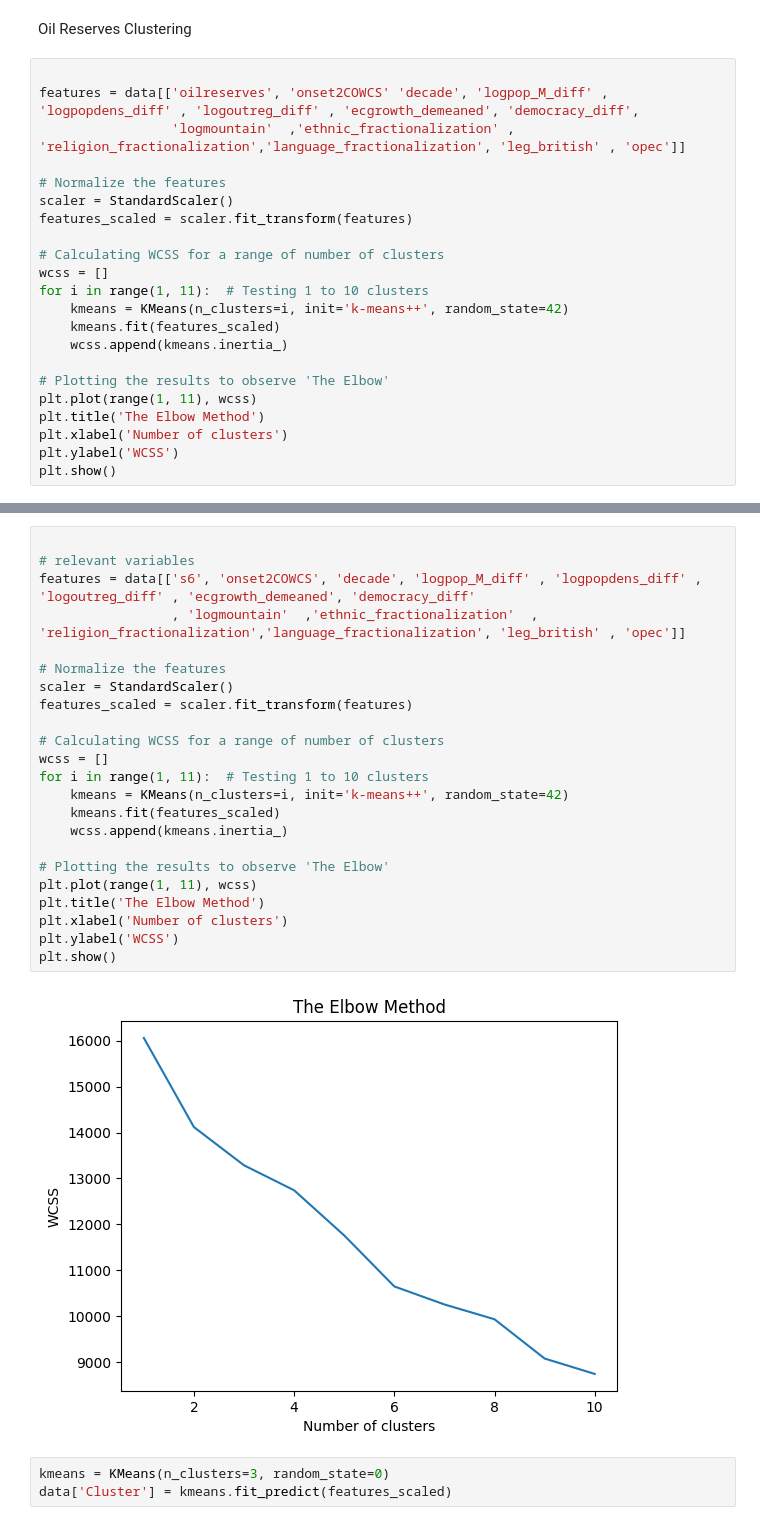
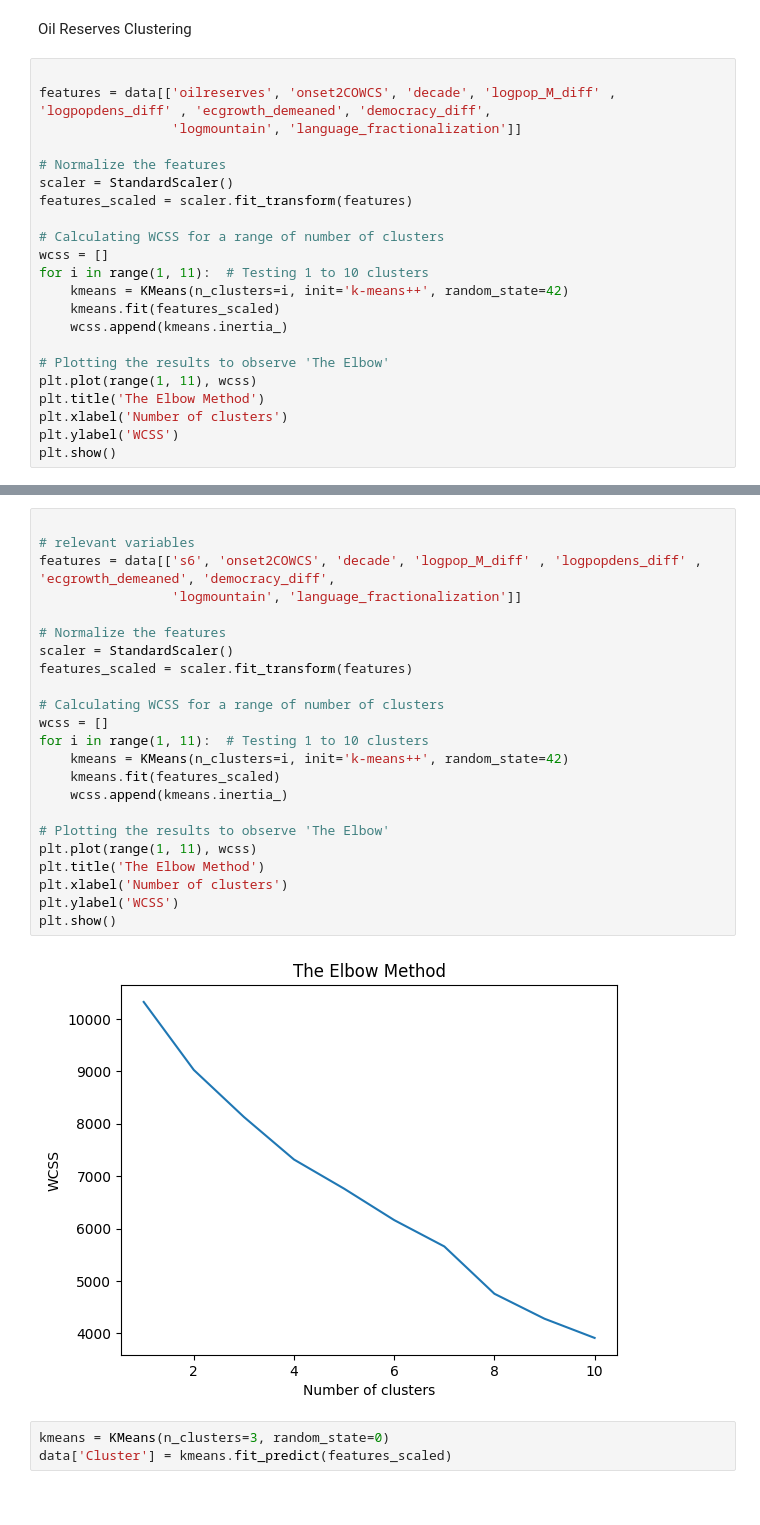
Before and after one commit to JanetYing/ECMA31350_Project, a Jupyter notebook: code/clustering/clustering_code.ipynb, the cells around one changed output, grey strips where cells are left out. Drawn from its saved outputs; the diff is of its cells as text.

```diff
--- a/code/clustering/clustering_code.ipynb
+++ b/code/clustering/clustering_code.ipynb
@@ -28,8 +36,8 @@ data = data.set_index(['country', 't'])
 Oil Reserves Clustering
 # %%
 
-features = data[['oilreserves', 'onset2COWCS' 'decade', 'logpop_M_diff' , 'logpopdens_diff' , 'logoutreg_diff' , 'ecgrowth_demeaned', 'democracy_diff',
-                 'logmountain'  ,'ethnic_fractionalization' , 'religion_fractionalization','language_fractionalization', 'leg_british' , 'opec']]
+features = data[['oilreserves', 'onset2COWCS', 'decade', 'logpop_M_diff' , 'logpopdens_diff' , 'ecgrowth_demeaned', 'democracy_diff',
+                 'logmountain', 'language_fractionalization']]
 
 # Normalize the features
 scaler = StandardScaler()
@@ -87,28 +95,28 @@ strong multicollinearity problems or that the design matrix is singular.
 # %%
 
 # relevant variables
-features = data[['s6', 'onset2COWCS', 'decade', 'logpop_M_diff' , 'logpopdens_diff' , 'logoutreg_diff' , 'ecgrowth_demeaned', 'democracy_diff'
-                 , 'logmountain'  ,'ethnic_fractionalization'  , 'religion_fractionalization','language_fractionalization', 'leg_british' , 'opec']]
+features = data[['s6', 'onset2COWCS', 'decade', 'logpop_M_diff' , 'logpopdens_diff' , 'ecgrowth_demeaned', 'democracy_diff',
+                 'logmountain', 'language_fractionalization']]
 
 # Normalize the features
 scaler = StandardScaler()
 features_scaled = scaler.fit_transform(features)
 
 # Calculating WCSS for a range of number of clusters
 wcss = []
 for i in range(1, 11):  # Testing 1 to 10 clusters
     kmeans = KMeans(n_clusters=i, init='k-means++', random_state=42)
     kmeans.fit(features_scaled)
     wcss.append(kmeans.inertia_)
 
 # Plotting the results to observe 'The Elbow'
 plt.plot(range(1, 11), wcss)
 plt.title('The Elbow Method')
 plt.xlabel('Number of clusters')
 plt.ylabel('WCSS')
 plt.show()
 # %% [output]
-[figure, old version]
+[figure, new version]
 # %%
 kmeans = KMeans(n_clusters=3, random_state=0)
 data['Cluster'] = kmeans.fit_predict(features_scaled)
```
Also changed, not shown: parts of 5 cells of this notebook, 2 other files.
